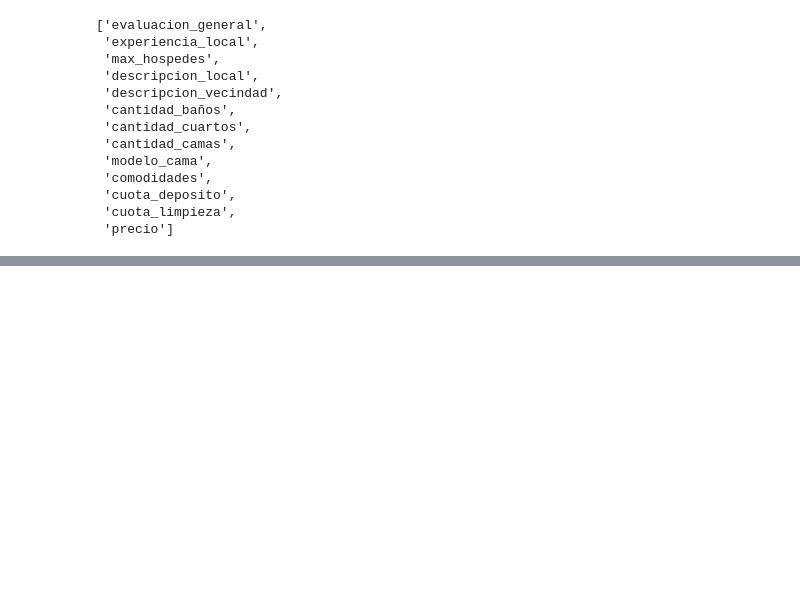
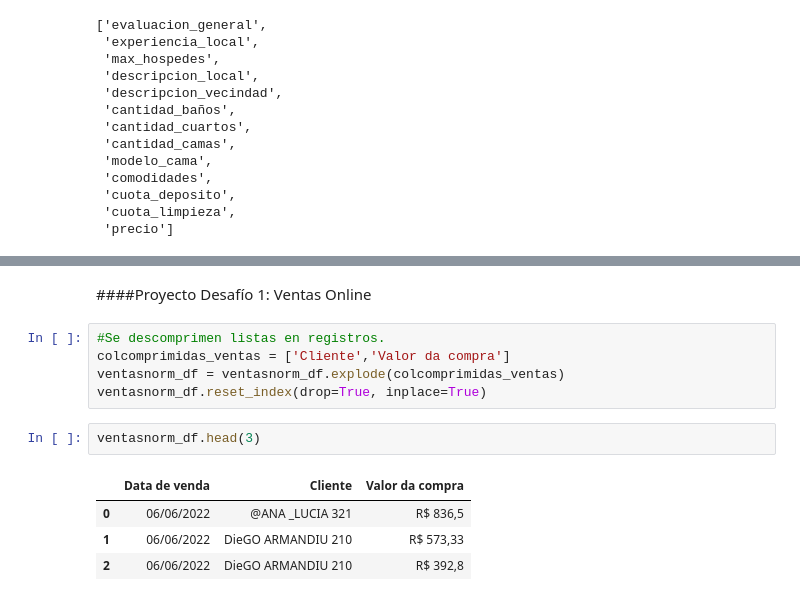
Before and after one commit to JLuceroVasquez/pandas-manipulacion-transformacion-de-datos, a Jupyter notebook: cuaderno_clases.ipynb, the cells around one changed output, grey strips where cells are left out. Cells and saved outputs as stored; diff of their text form; blank space fills up the shorter version.

```diff
--- a/cuaderno_clases.ipynb
+++ b/cuaderno_clases.ipynb
@@ -157,0 +315,14 @@ hosting_normalizado_df.head()
+# %% [markdown]
+####Proyecto Desafío 1: Ventas Online
+# %%
+#Se descomprimen listas en registros.
+colcomprimidas_ventas = ['Cliente','Valor da compra']
+ventasnorm_df = ventasnorm_df.explode(colcomprimidas_ventas)
+ventasnorm_df.reset_index(drop=True, inplace=True)
+# %%
+ventasnorm_df.head(3)
+# %% [output]
+|  | Data de venda | Cliente | Valor da compra |
+| 0 | 06/06/2022 | @ANA _LUCIA 321 | R$ 836,5 |
+| 1 | 06/06/2022 | DieGO ARMANDIU 210 | R$ 573,33 |
+| 2 | 06/06/2022 | DieGO ARMANDIU 210 | R$ 392,8 |
```
Also changed, not shown: parts of 26 cells of this notebook.
